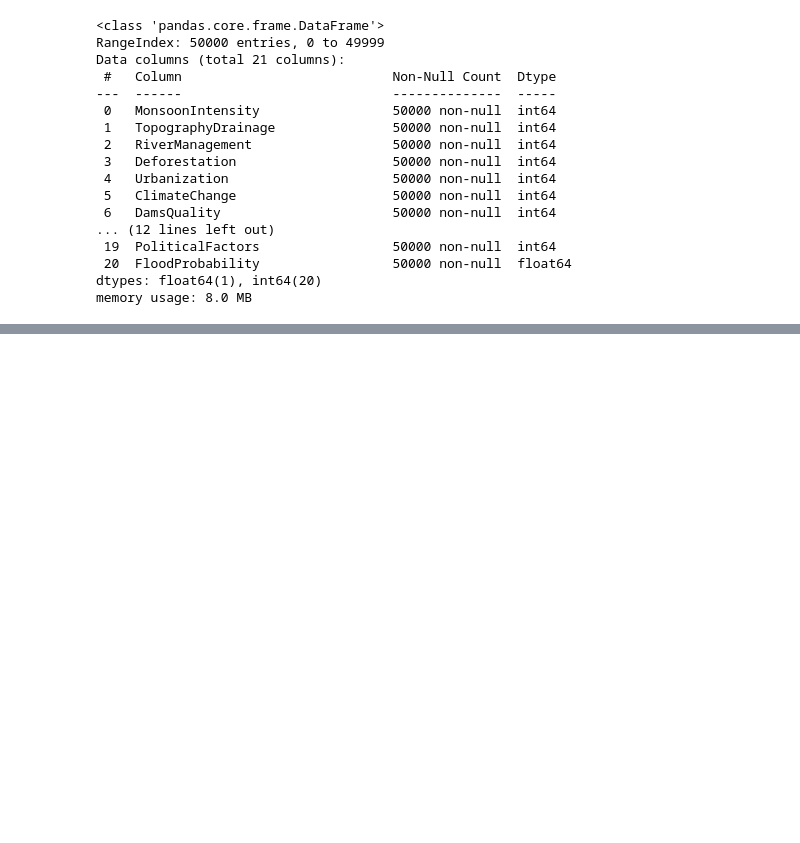
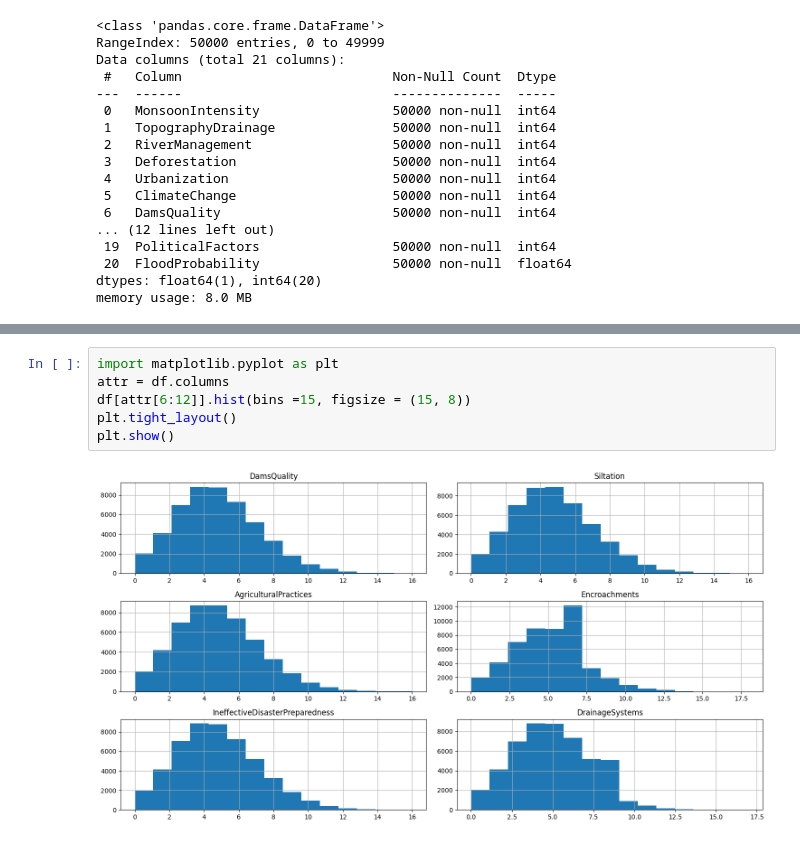
Before and after one commit to MorawoLekanDavid/ML_projects, a Jupyter notebook: flood_detection.ipynb, the cells around one changed output, grey strips where cells are left out. Saved outputs shown, nothing was run; the diff lists cells and outputs as text; blank space fills up the shorter version.

```diff
--- a/flood_detection.ipynb
+++ b/flood_detection.ipynb
@@ -39,0 +47,8 @@ memory usage: 8.0 MB
+# %%
+import matplotlib.pyplot as plt
+attr = df.columns
+df[attr[6:12]].hist(bins =15, figsize = (15, 8))
+plt.tight_layout()
+plt.show()
+# %% [output]
+[figure, added]
```
Also changed, not shown: parts of 14 cells of this notebook.
